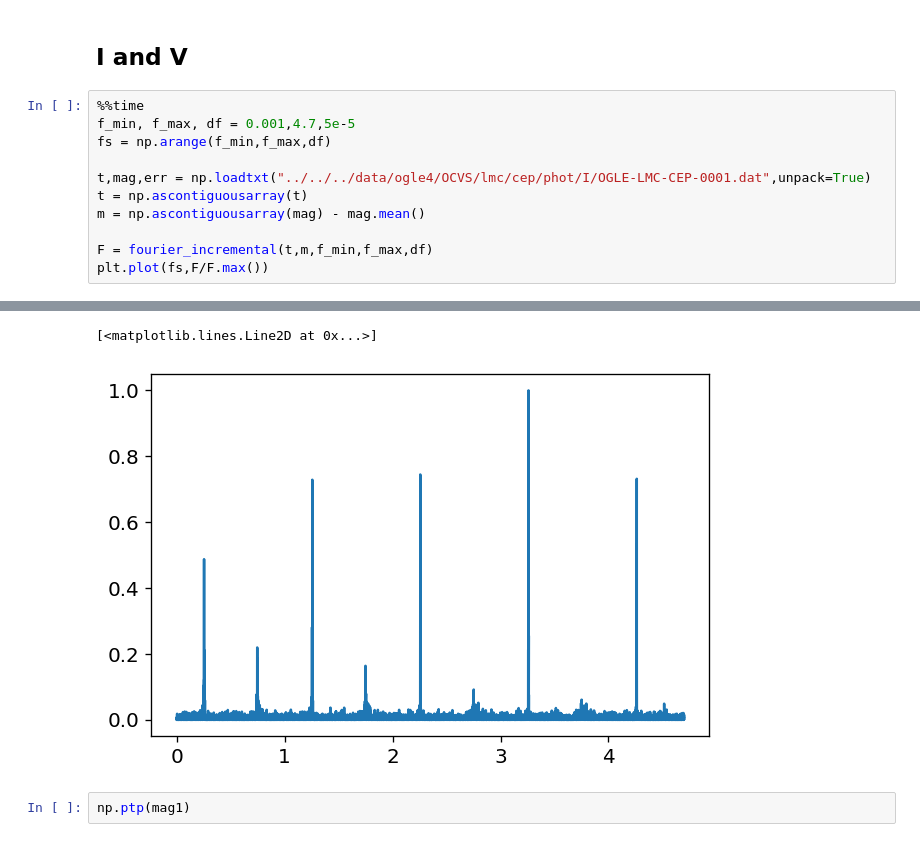
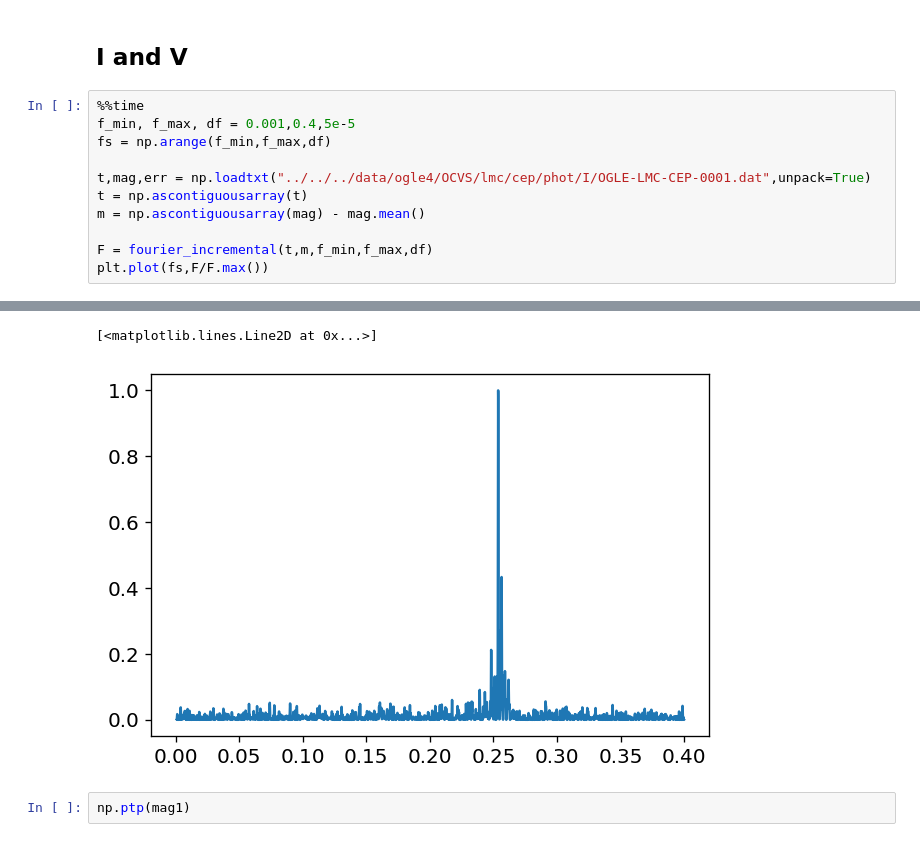
Before and after one commit to JacobHilbert/another-spectrum, a Jupyter notebook: code/methodology/implementation.ipynb, the cells around one changed output, grey strips where cells are left out. Drawn from its saved outputs; the diff is of its cells as text.

```diff
--- a/code/methodology/implementation.ipynb
+++ b/code/methodology/implementation.ipynb
@@ -426,7 +468,7 @@ array([[0., 0., 0.],
 ## I and V
 # %%
 %%time
-f_min, f_max, df = 0.001,4.7,5e-5
+f_min, f_max, df = 0.001,0.4,5e-5
 fs = np.arange(f_min,f_max,df)
 
 t,mag,err = np.loadtxt("../../../data/ogle4/OCVS/lmc/cep/phot/I/OGLE-LMC-CEP-0001.dat",unpack=True)
@@ -441,5 +483,5 @@ Wall time: 144 ms
 [<matplotlib.lines.Line2D at 0x...>]
-[figure, old version]
+[figure, new version]
 # %%
 np.ptp(mag1)
 # %% [output]
```
Also changed, not shown: parts of 7 cells of this notebook, 20 other files.
